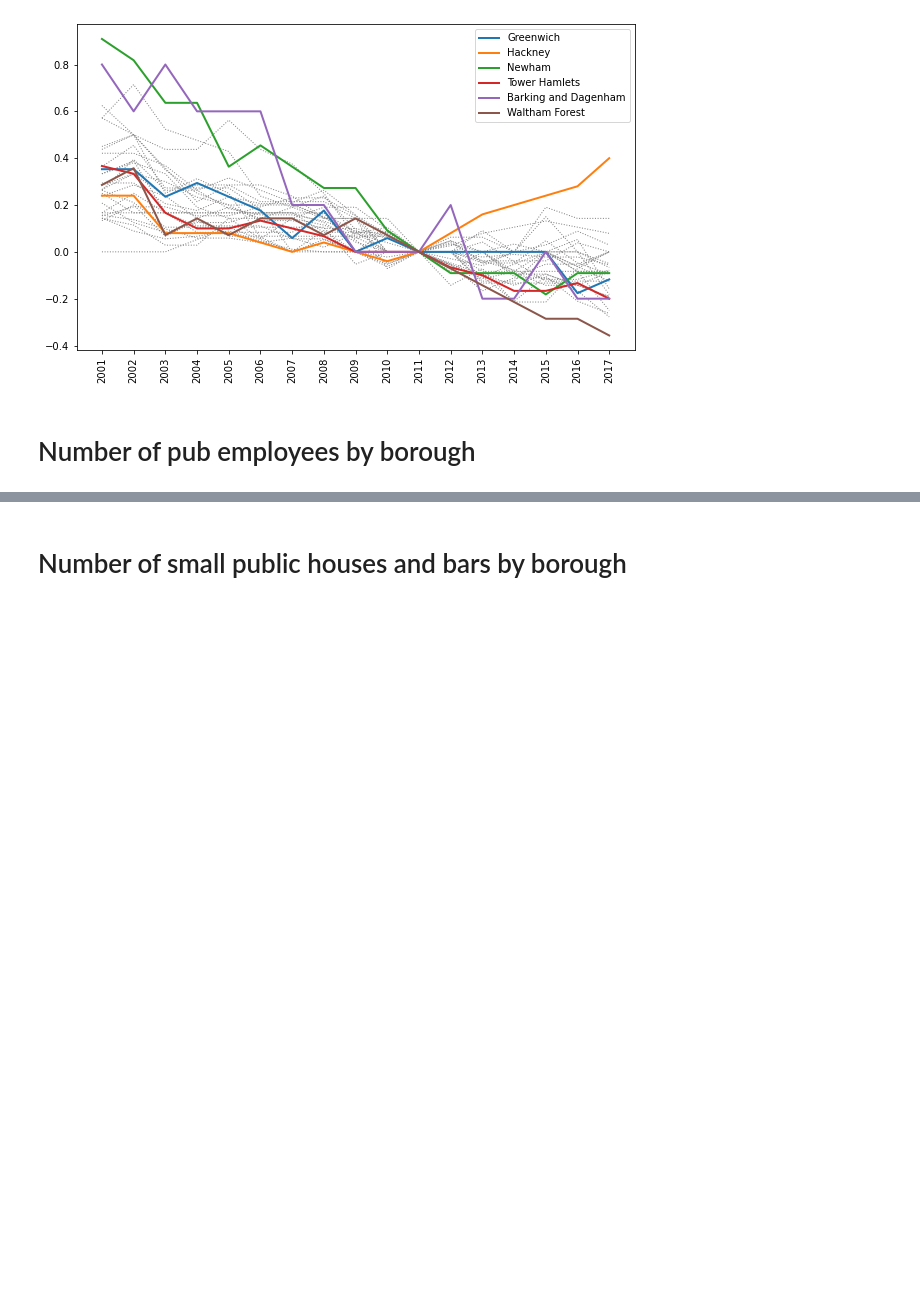
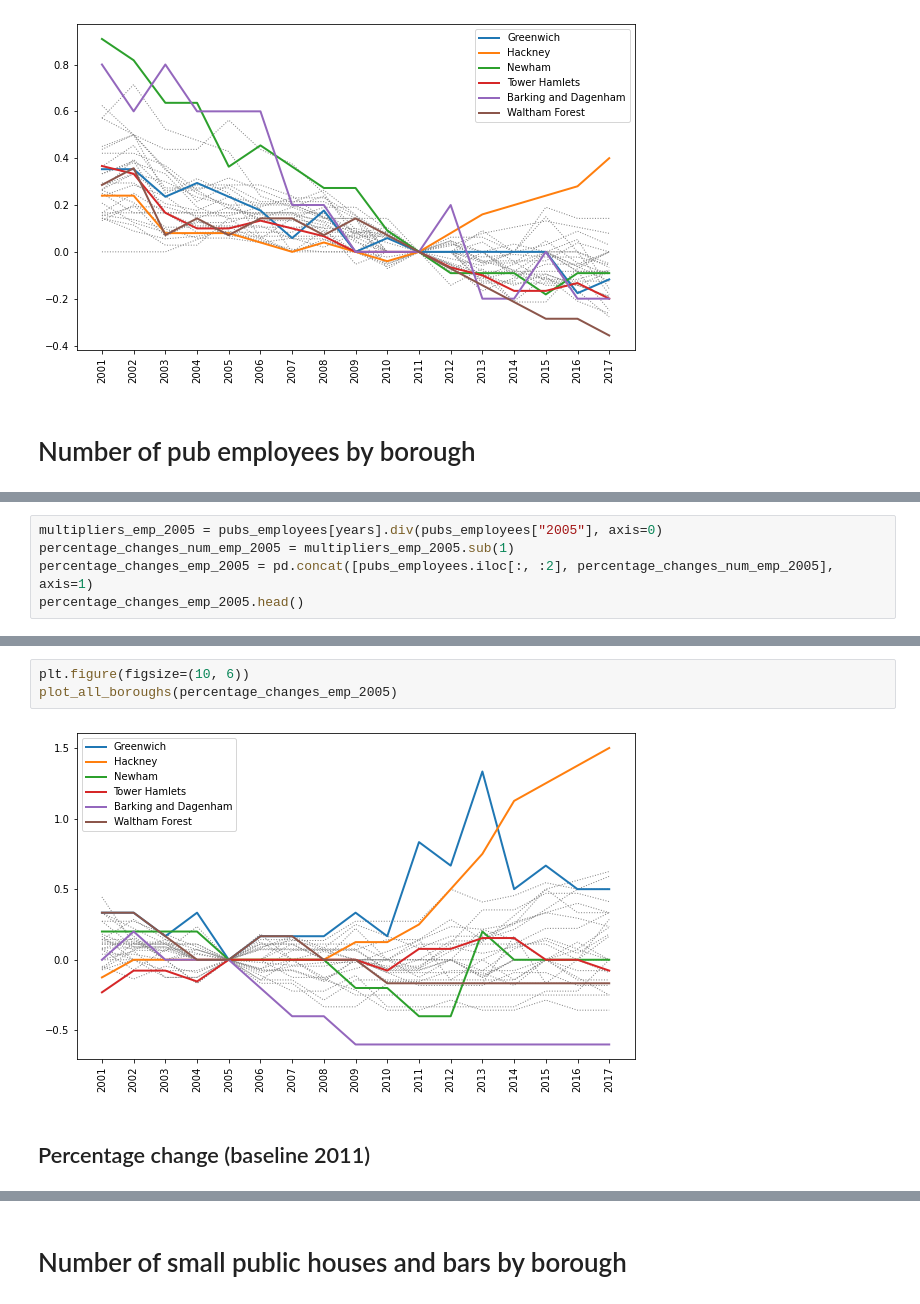
Before and after one commit to avaspataru/datathon, a Jupyter notebook: notebooks/Pubs and Bars.ipynb, the cells around one changed output, grey strips where cells are left out. Drawn from its saved outputs; the diff is of its cells as text; blank space fills up the shorter version.

```diff
--- a/notebooks/Pubs and Bars.ipynb
+++ b/notebooks/Pubs and Bars.ipynb
@@ -144,0 +133,5 @@ plot_boroughs(pubs_employees_boroughs)
+# %%
+multipliers_emp_2005 = pubs_employees[years].div(pubs_employees["2005"], axis=0)
+percentage_changes_num_emp_2005 = multipliers_emp_2005.sub(1)
+percentage_changes_emp_2005 = pd.concat([pubs_employees.iloc[:, :2], percentage_changes_num_emp_2005], axis=1)
+percentage_changes_emp_2005.head()
@@ -144,0 +145,7 @@ plot_boroughs(pubs_employees_boroughs)
+# %%
+plt.figure(figsize=(10, 6))
+plot_all_boroughs(percentage_changes_emp_2005)
+# %% [output]
+[figure, added]
+# %% [markdown]
+## Percentage change (baseline 2011)
```
Also changed, not shown: parts of 36 cells of this notebook.
